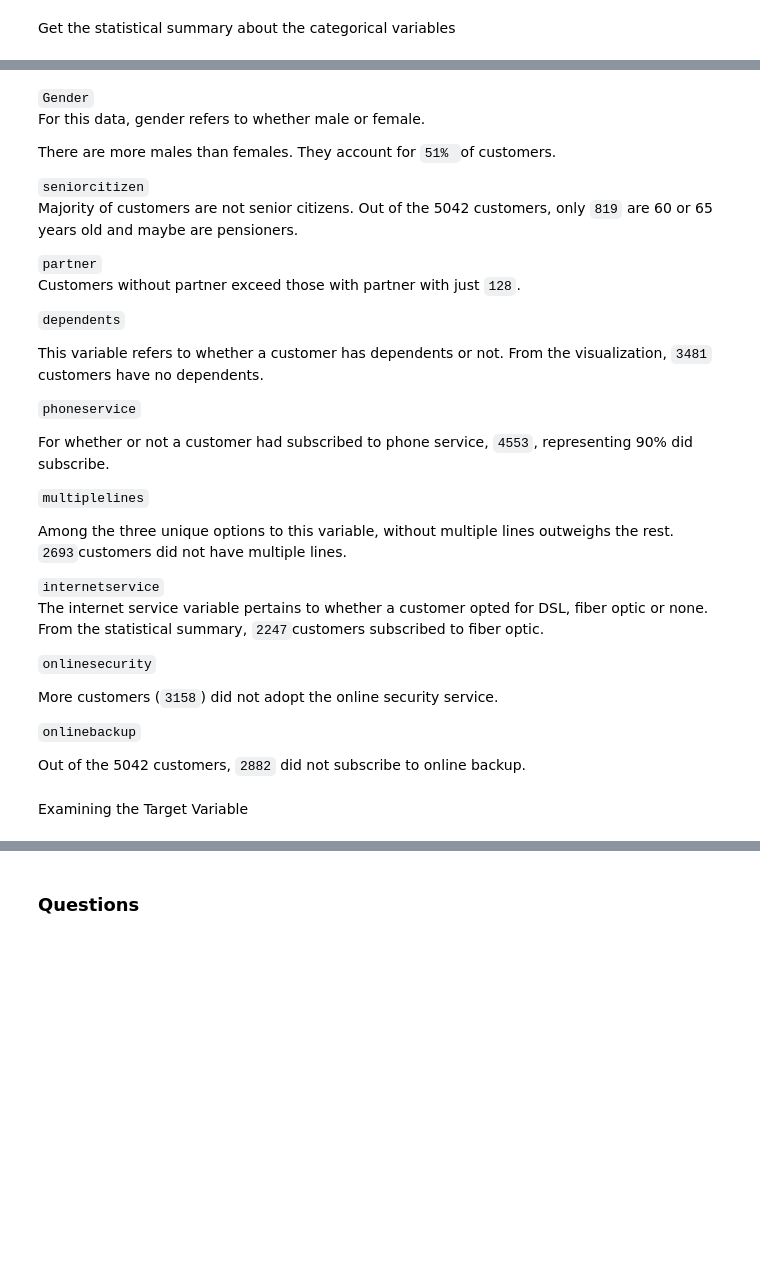
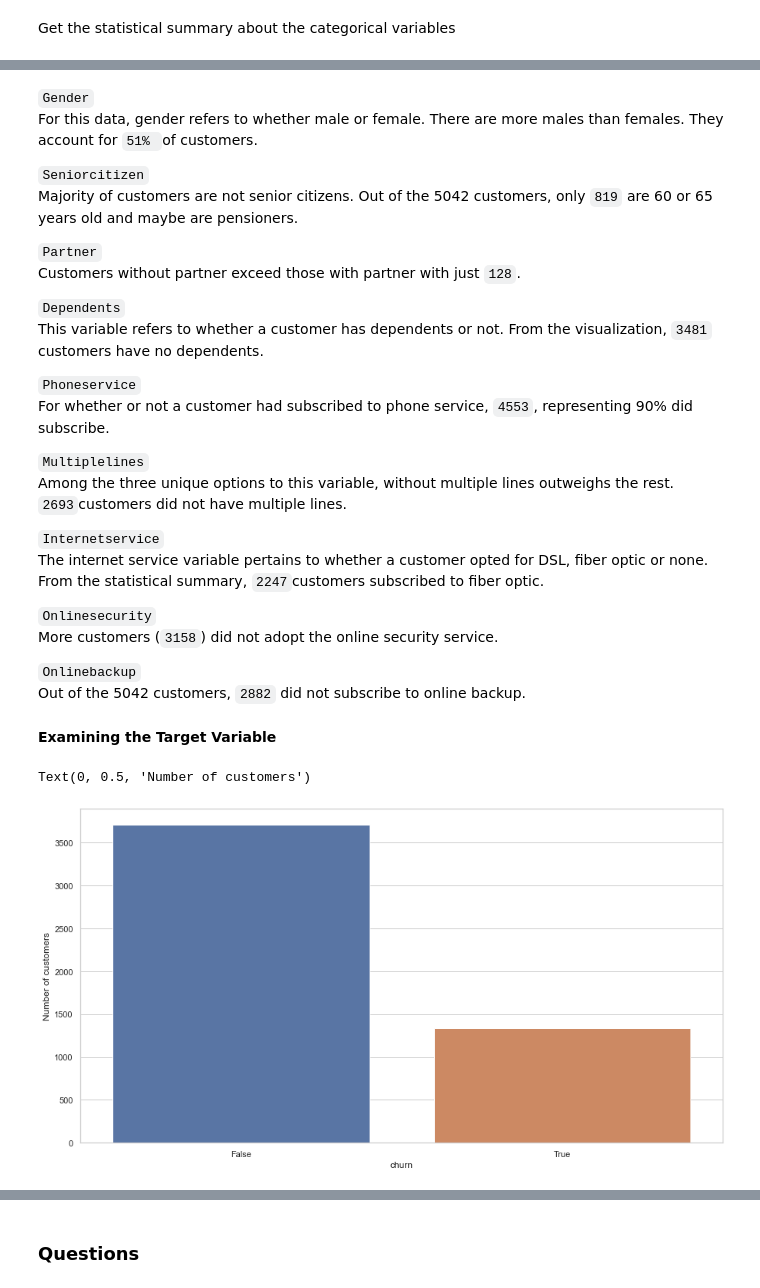
Before and after one commit to HannahMwende/LP2-Classification-Project, a Jupyter notebook: code.ipynb, the cells around one changed output, grey strips where cells are left out. Drawn from its saved outputs; the diff is of its cells as text; code cells hidden in the pictures; blank space fills up the shorter version.

```diff
--- a/code.ipynb
+++ b/code.ipynb
@@ -617,43 +610,39 @@ plt.show()
 # %% [markdown]
 `Gender`<br>
 For this data, gender refers to whether male or female.
-
 There are more males than females. They account for `51% `of customers.
 
-
-`seniorcitizen`<br>
+`Seniorcitizen`<br>
 Majority of customers are not senior citizens. Out of the 5042 customers, only `819` are 60 or 65 years old and maybe are pensioners.
 
-
-`partner`<br>
+`Partner`<br>
 Customers without partner exceed those with partner with just `128`.
 
-
-`dependents`<br>
-
+`Dependents`<br>
 This variable refers to whether a customer has dependents or not. From the visualization, `3481` customers have no dependents.
 
-
-`phoneservice`<br>
-
+`Phoneservice`<br>
 For whether or not a customer had subscribed to phone service, `4553`, representing 90% did subscribe.
 
 
-
-`multiplelines`<br>
-
+`Multiplelines`<br>
 Among the three unique options to this variable, without multiple lines outweighs the rest. `2693`customers did not have multiple lines.
 
-
-`internetservice`<br>
+`Internetservice`<br>
 The internet service variable pertains to whether a customer opted for DSL, fiber optic or none. From the statistical summary, `2247`customers subscribed to fiber optic.
 
-`onlinesecurity`<br>
-
+`Onlinesecurity`<br>
 More customers (`3158`) did not adopt the online security service.
 
-`onlinebackup`
-
+`Onlinebackup`<BR>
 Out of the 5042 customers, `2882` did not subscribe to online backup.
 # %% [markdown]
-Examining the Target Variable
+**Examining the Target Variable**
+# %%
+churn_rate=data["churn"].value_counts()
+plt.figure(figsize=(15,8))
+sns.countplot(x=data["churn"], data=churn_rate)
+plt.ylabel("Number of customers")
+# %% [output]
+Text(0, 0.5, 'Number of customers')
+[figure, added]
```
Also changed, not shown: parts of 19 cells of this notebook.
